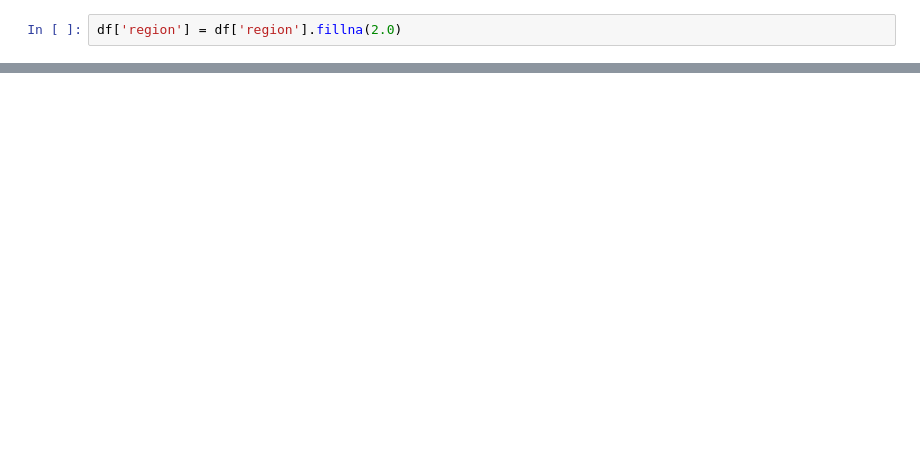
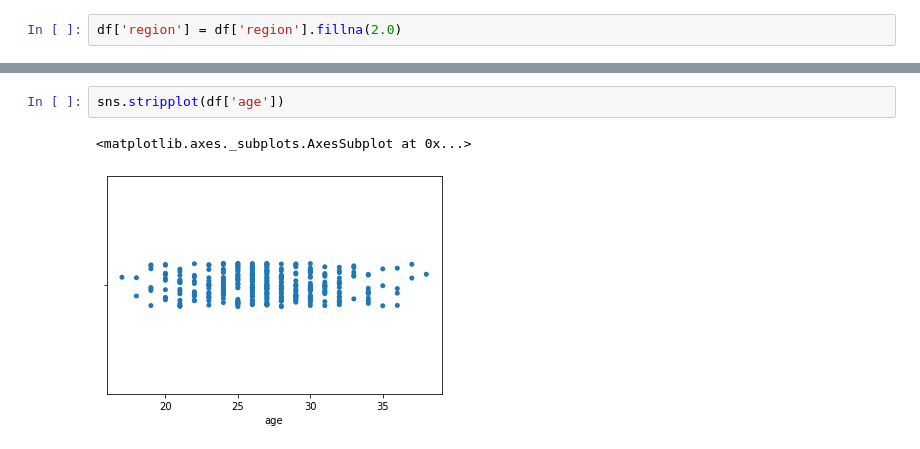
Before and after one commit to harjeevansingh/Football_player_worth_prediction, a Jupyter notebook: football_player.ipynb, the cells around one changed output, grey strips where cells are left out. Saved outputs shown, nothing was run; the diff lists cells and outputs as text; blank space fills up the shorter version.

```diff
--- a/football_player.ipynb
+++ b/football_player.ipynb
@@ -120,0 +196,5 @@ Name: fpl_sel, Length: 461, dtype: float64
+# %%
+sns.stripplot(df['age'])
+# %% [output]
+<matplotlib.axes._subplots.AxesSubplot at 0x...>
+[figure, added]
```
Also changed, not shown: parts of 78 cells of this notebook.
